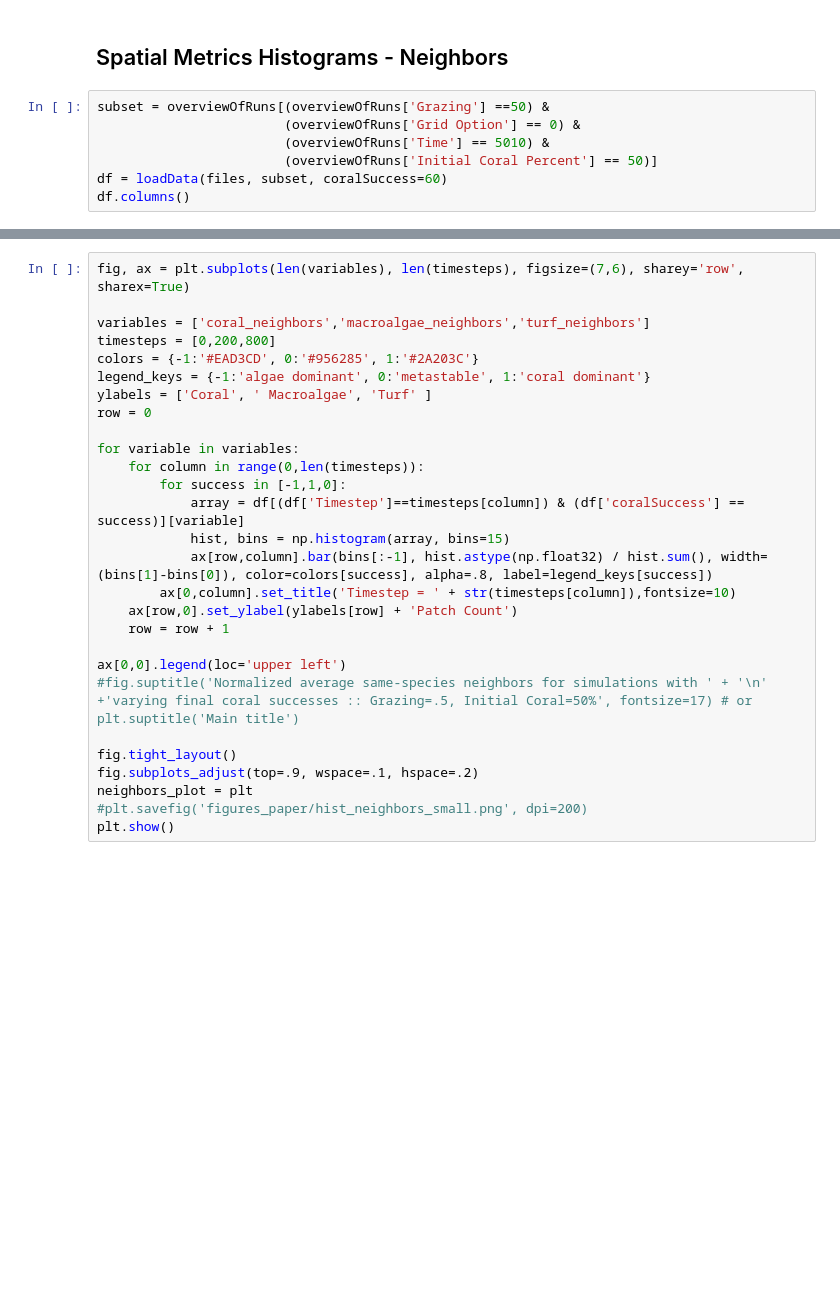
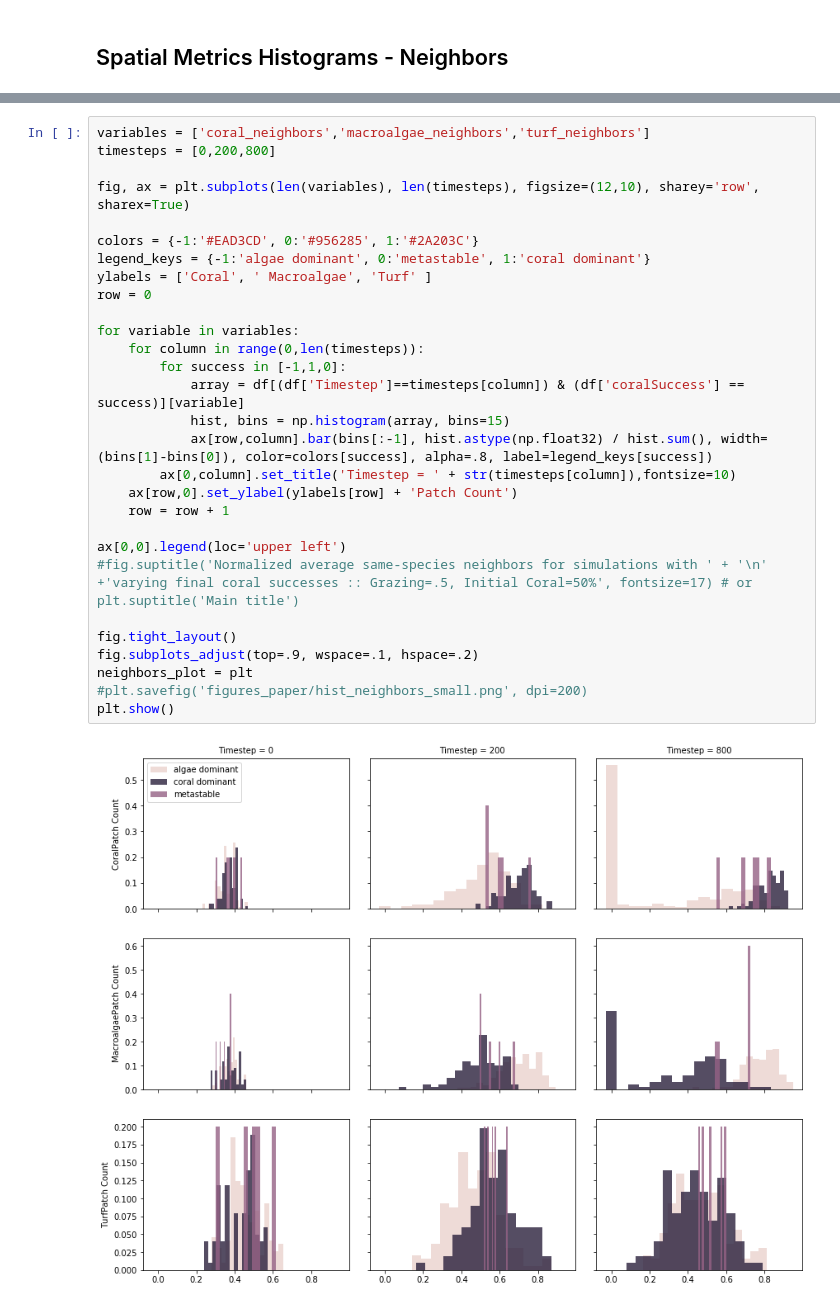
Before and after one commit to rneuhausler/coralModel-analyses, a Jupyter notebook: scripts/modelOutputViewer.ipynb, the cells around one changed output, grey strips where cells are left out. Cells and saved outputs as stored; diff of their text form; blank space fills up the shorter version.

```diff
--- a/scripts/modelOutputViewer.ipynb
+++ b/scripts/modelOutputViewer.ipynb
@@ -87,9 +95,2 @@ sns.relplot(x="Timestep", y="CoralPercent", row='Grazing', hue='coralSuccess',
 # %% [markdown]
 ## Spatial Metrics Histograms  - Neighbors
-# %%
-subset = overviewOfRuns[(overviewOfRuns['Grazing'] ==50) &
-                        (overviewOfRuns['Grid Option'] == 0) &
-                        (overviewOfRuns['Time'] == 5010) &
-                        (overviewOfRuns['Initial Coral Percent'] == 50)]
-df = loadData(files, subset, coralSuccess=60)
-df.columns()
@@ -96,28 +117,31 @@ df.columns()
 # %%
-fig, ax = plt.subplots(len(variables), len(timesteps), figsize=(7,6), sharey='row', sharex=True)
-
 variables = ['coral_neighbors','macroalgae_neighbors','turf_neighbors']
 timesteps = [0,200,800]
+
+fig, ax = plt.subplots(len(variables), len(timesteps), figsize=(12,10), sharey='row', sharex=True)
+
 colors = {-1:'#EAD3CD', 0:'#956285', 1:'#2A203C'}
 legend_keys = {-1:'algae dominant', 0:'metastable', 1:'coral dominant'}
 ylabels = ['Coral', ' Macroalgae', 'Turf' ]
 row = 0
 
 for variable in variables:
     for column in range(0,len(timesteps)):
         for success in [-1,1,0]:
             array = df[(df['Timestep']==timesteps[column]) & (df['coralSuccess'] == success)][variable]
             hist, bins = np.histogram(array, bins=15)
             ax[row,column].bar(bins[:-1], hist.astype(np.float32) / hist.sum(), width=(bins[1]-bins[0]), color=colors[success], alpha=.8, label=legend_keys[success])
         ax[0,column].set_title('Timestep = ' + str(timesteps[column]),fontsize=10)
     ax[row,0].set_ylabel(ylabels[row] + 'Patch Count')
     row = row + 1
 
 ax[0,0].legend(loc='upper left')
 #fig.suptitle('Normalized average same-species neighbors for simulations with ' + '\n' +'varying final coral successes :: Grazing=.5, Initial Coral=50%', fontsize=17) # or plt.suptitle('Main title')
 
 fig.tight_layout()
 fig.subplots_adjust(top=.9, wspace=.1, hspace=.2)
 neighbors_plot = plt
 #plt.savefig('figures_paper/hist_neighbors_small.png', dpi=200)
 plt.show()
+# %% [output]
+[figure, added]
```
Also changed, not shown: parts of 8 cells of this notebook.
